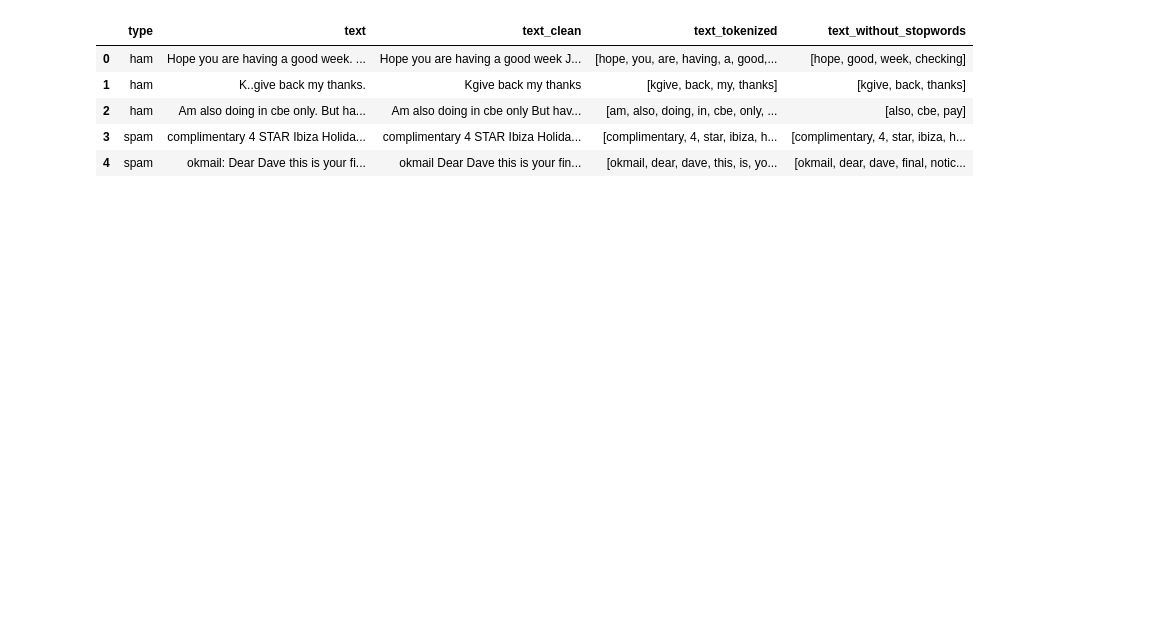
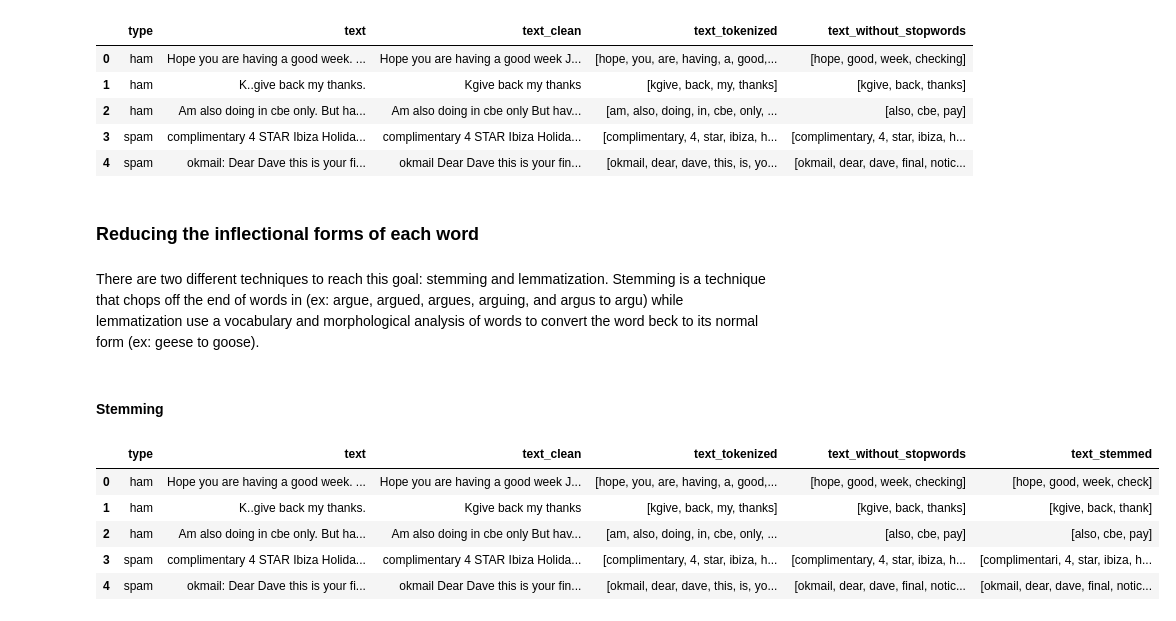
Before and after one commit to Dennypalinggi/nlp_spam_classification, a Jupyter notebook: nlp_spam_classification.ipynb, the cells around one changed output. Saved outputs shown, nothing was run; the diff lists cells and outputs as text; code cells hidden in the pictures; blank space fills up the shorter version.

```diff
--- a/nlp_spam_classification.ipynb
+++ b/nlp_spam_classification.ipynb
@@ -102,3 +111,9 @@ df.head()
 | 2 | ham | Am also doing in cbe only. But ha... | Am also doing in cbe only But hav... | [am, also, doing, in, cbe, only, ... | [also, cbe, pay] |
 | 3 | spam | complimentary 4 STAR Ibiza Holida... | complimentary 4 STAR Ibiza Holida... | [complimentary, 4, star, ibiza, h... | [complimentary, 4, star, ibiza, h... |
 | 4 | spam | okmail: Dear Dave this is your fi... | okmail Dear Dave this is your fin... | [okmail, dear, dave, this, is, yo... | [okmail, dear, dave, final, notic... |
+# %% [markdown]
+### Reducing the inflectional forms of each word
+# %% [markdown]
+There are two different techniques to reach this goal: stemming and lemmatization. Stemming is a technique that chops off the end of words in (ex: argue, argued, argues, arguing, and argus to argu) while lemmatization use a vocabulary and morphological analysis of words to convert the word beck to its normal form (ex: geese to goose).
+# %% [markdown]
+#### Stemming
@@ -104,0 +122,15 @@ df.head()
+# %%
+def stemming(tokenized_text):
+    text = [ps.stem(word) for word in tokenized_text]
+    return text
+
+df['text_stemmed'] = df['text_without_stopwords'].apply(lambda x: stemming(x))
+
+df.head()
+# %% [output]
+|  | type | text | text_clean | text_tokenized | text_without_stopwords | text_stemmed |
+| 0 | ham | Hope you are having a good week. ... | Hope you are having a good week J... | [hope, you, are, having, a, good,... | [hope, good, week, checking] | [hope, good, week, check] |
+| 1 | ham | K..give back my thanks. | Kgive back my thanks | [kgive, back, my, thanks] | [kgive, back, thanks] | [kgive, back, thank] |
+| 2 | ham | Am also doing in cbe only. But ha... | Am also doing in cbe only But hav... | [am, also, doing, in, cbe, only, ... | [also, cbe, pay] | [also, cbe, pay] |
+| 3 | spam | complimentary 4 STAR Ibiza Holida... | complimentary 4 STAR Ibiza Holida... | [complimentary, 4, star, ibiza, h... | [complimentary, 4, star, ibiza, h... | [complimentari, 4, star, ibiza, h... |
+| 4 | spam | okmail: Dear Dave this is your fi... | okmail Dear Dave this is your fin... | [okmail, dear, dave, this, is, yo... | [okmail, dear, dave, final, notic... | [okmail, dear, dave, final, notic... |
```
Also changed, not shown: parts of 10 cells of this notebook.
